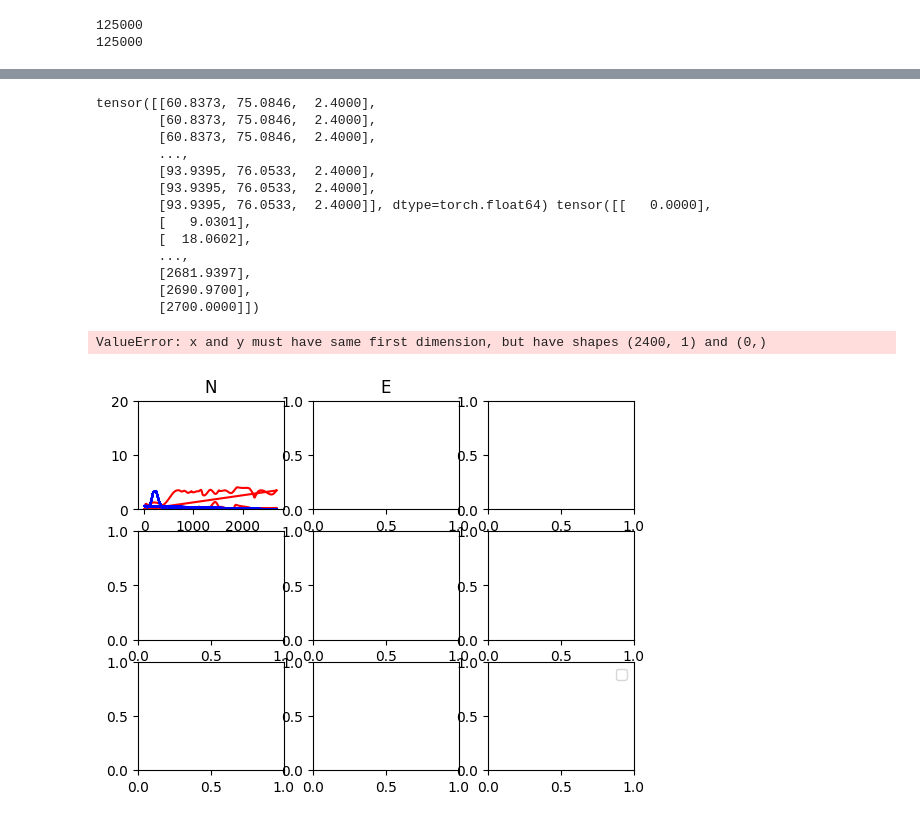
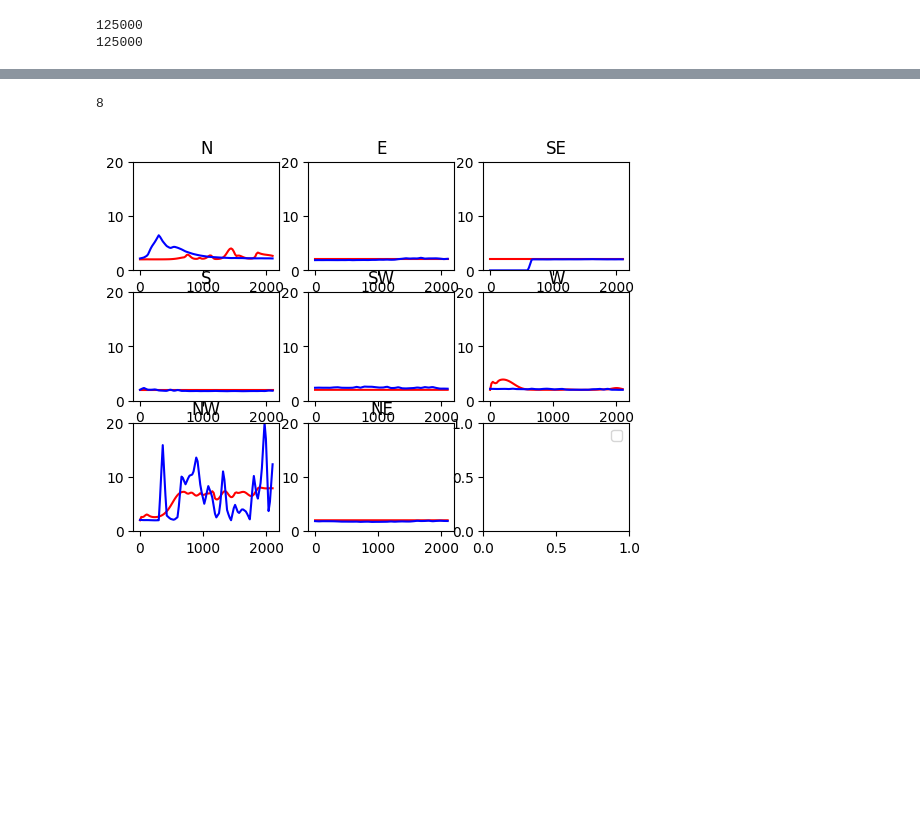
Before and after one commit to andrewholmberg/basic_puff_inverse, a Jupyter notebook: puff_inverse_optimized_test_v2.ipynb, the cells around one changed output, grey strips where cells are left out. Drawn from its saved outputs; the diff is of its cells as text; code cells hidden in the pictures; blank space fills up the shorter version.

```diff
--- a/puff_inverse_optimized_test_v2.ipynb
+++ b/puff_inverse_optimized_test_v2.ipynb
@@ -26,7 +26,7 @@ sensor_points = np.load(data_dir + "/sensor_points.npy") # shape=(n_sensor, 3)
 #col_points = np.load(data_dir + "/col_points.npy")  # shape=(n_col, 3)
 df_bounds = pd.read_csv(data_dir + "/bounds.csv", dtype='float32')
 df_puff_simulation = pd.read_csv(data_dir + '/df_obs_20220502008_0.csv').fillna(0.)
-df_puff_simulation = pd.read_csv(data_dir + '/df_sim_puff_20220502008_0.csv').fillna(0.)
+# df_puff_simulation = pd.read_csv(data_dir + '/df_sim_puff_20220502008_0.csv').fillna(0.)
 
 tfinal = 5*60.
 source_location = torch.tensor(source_points)
@@ -85,11 +85,11 @@ obs_t = obs_t.repeat(num_sensors,1)
 # %%
 num_t = 50
 num_xy = 50
-pm = puff_model(source_location, sensor_points_filtered, [3, 3, 1], wind_function_x, wind_function_y,[1,1],1,spread=True,t_max=45*60)
+pm = puff_model(source_location, sensor_points_filtered, [3, 3, 1], wind_function_x, wind_function_y,[1,1],3,spread=True,t_max=45*60)
 Q = pm.return_puff_matrix(obs_x,obs_t)
 weights = torch.diag(torch.sum(Q,dim=1))
 pim = puff_inverse_model(pm)
-x = pim.solve_inverse_problem(obs_x, obs_t, obs, num_nz = 1, bias_terms = 0, weights=None)
+x = pim.solve_inverse_problem(obs_x, obs_t, obs, num_nz = 1, bias_terms = 1, weights=None)
 # print(x)
 X,Y,Z = torch.meshgrid(torch.linspace(0,130,num_xy),torch.linspace(0,80,num_xy),torch.tensor([2.4]),indexing='xy')
 XX = torch.cat([X.reshape(-1,1),Y.reshape(-1,1),Z.reshape(-1,1)],dim=1).repeat(num_t,1)
@@ -290,33 +290,22 @@ for filename in filenames:
 z = result[result.shape[0]//num_t*t_step:result.shape[0]//num_t*(t_step+1)].squeeze().numpy()
 # %%
 fig, ax  = plt.subplots(3,3)
-i=0
-performance_result = torch.tensor(sensor_points_filtered)
+obs_t = torch.linspace(0,35*60,100).reshape(-1,1)
 t = obs_t
-num_obs = len(t)
-print(obs_x,obs_t)
+num_obs = obs_t.shape[0]
+obs_x = torch.tile(torch.tensor(sensor_points_filtered).reshape(-1,1,3),(1,obs_t.shape[0],1)).reshape(-1,3)
+obs_t = obs_t.repeat(num_sensors,1)
+print(num_sensors)
+
 result_final = pm.simulate_concentration(obs_x,obs_t)
 M_torch = pim.Q
-for i in range(len(sensor_points_filtered)):
+for i in range(num_sensors):
     ax[i//3,i%3].set_title(sensor_names[i])
     tt = obs_t
     ax[i//3,i%3].plot(t,(result_final[num_obs*i:(num_obs*(i+1)),:]).view(-1) ,color='red',label='predicted')
     ax[i//3,i%3].plot(t,sensor_values_fn[sensor_names[i]](t),color='blue',label='true')
     ax[i//3,i%3].set_ylim(0,20)
     plt.legend()
 # %% [output]
-tensor([[60.8373, 75.0846,  2.4000],
-        [60.8373, 75.0846,  2.4000],
-        [60.8373, 75.0846,  2.4000],
-        ...,
-        [93.9395, 76.0533,  2.4000],
-        [93.9395, 76.0533,  2.4000],
-        [93.9395, 76.0533,  2.4000]], dtype=torch.float64) tensor([[   0.0000],
-        [   9.0301],
-        [  18.0602],
-        ...,
-        [2681.9397],
-        [2690.9700],
-        [2700.0000]])
+8
-ValueError: x and y must have same first dimension, but have shapes (2400, 1) and (0,)
-[figure, old version]
+[figure, new version]
```
Also changed, not shown: parts of 2 cells of this notebook.
